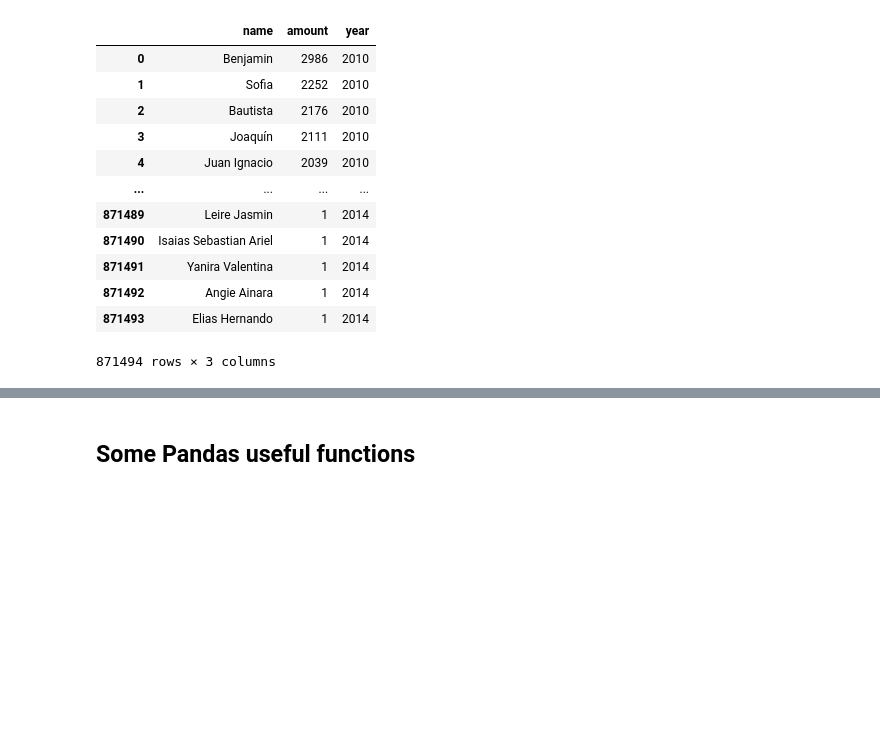
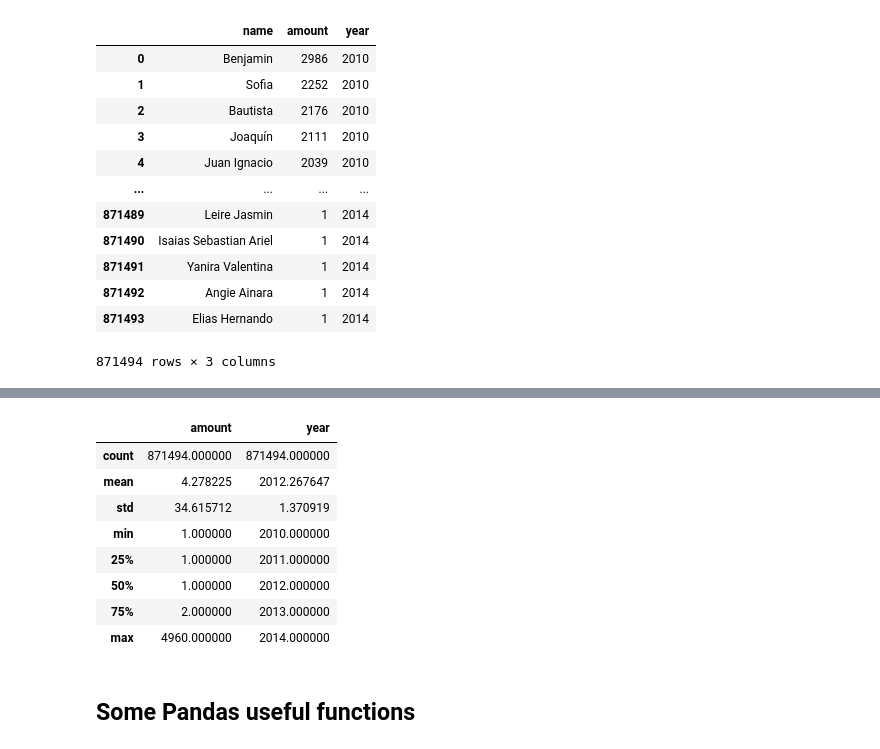
Before and after one commit to fefo716/AnyoneAI, a Jupyter notebook: Practice_Python_NumPy_Pandas.ipynb, the cells around one changed output, grey strips where cells are left out. Drawn from its saved outputs; the diff is of its cells as text; code cells hidden in the pictures; blank space fills up the shorter version.

```diff
--- a/Practice_Python_NumPy_Pandas.ipynb
+++ b/Practice_Python_NumPy_Pandas.ipynb
@@ -957,3 +983,15 @@ df_names
+# %%
+df_names.describe()
+# %% [output]
+|  | amount | year |
+| count | 871494.000000 | 871494.000000 |
+| mean | 4.278225 | 2012.267647 |
+| std | 34.615712 | 1.370919 |
+| min | 1.000000 | 2010.000000 |
+| 25% | 1.000000 | 2011.000000 |
+| 50% | 1.000000 | 2012.000000 |
+| 75% | 2.000000 | 2013.000000 |
+| max | 4960.000000 | 2014.000000 |
 # %% [markdown]
 ## Some Pandas useful functions
 # %% [markdown]
```
Also changed, not shown: parts of 17 cells of this notebook.
